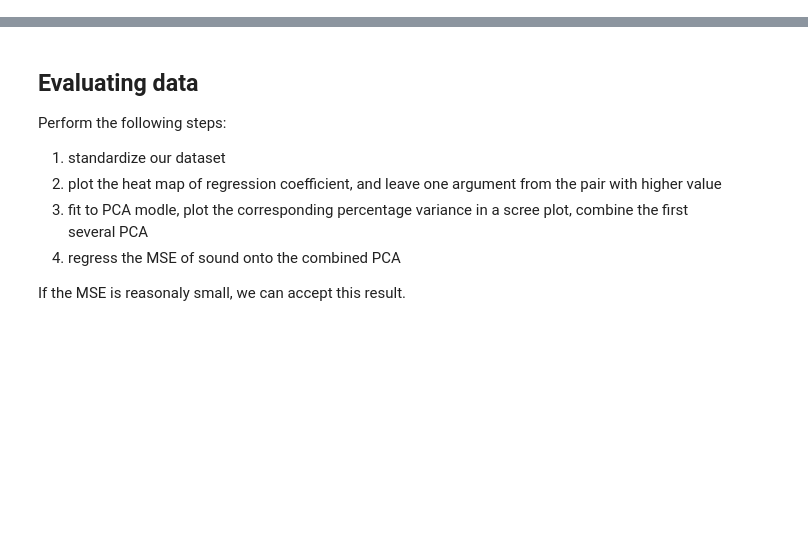
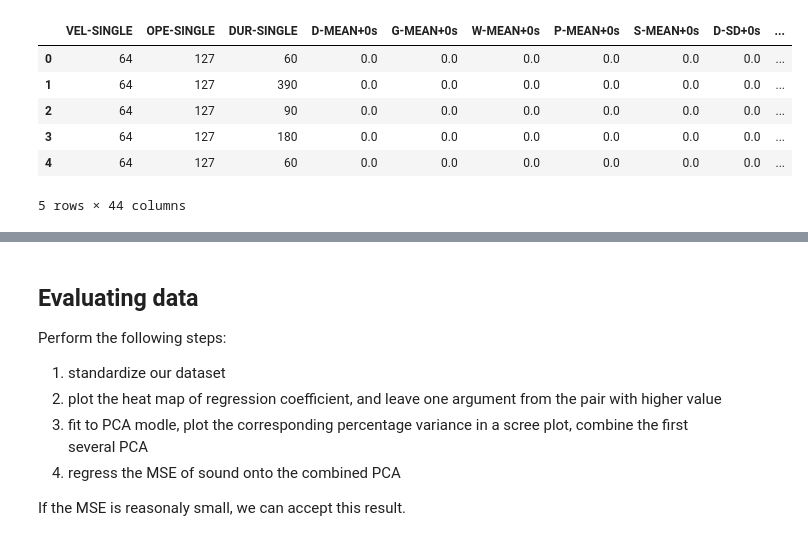
Before and after one commit to yhbcode000/AI-Vocaloid-Tuner, a Jupyter notebook: 1 Feasibility Test/feasibilityTest.ipynb, the cells around one changed output, grey strips where cells are left out. Drawn from its saved outputs; the diff is of its cells as text; code cells hidden in the pictures; blank space fills up the shorter version.

```diff
--- a/1 Feasibility Test/feasibilityTest.ipynb
+++ b/1 Feasibility Test/feasibilityTest.ipynb
@@ -34,0 +143,10 @@ VocaloidDataDict = resolver.getFormatedVocaloidDataInDict()
+# %%
+# get the rank list
+rankList = []
+for resolverIndex in range(len(resolverList)):
+    noteNum = resolverList[resolverIndex].noteNum
+    rank = source["source-"+str(resolverIndex+1)]["rank"]
+    for i in range(noteNum):
+        rankList+=[rank]
+rankDf = pd.DataFrame({"RANK":rankList})
+rankDf.head()
@@ -34,0 +160,11 @@ VocaloidDataDict = resolver.getFormatedVocaloidDataInDict()
+# %%
+dataDf = argsDf.join(rankDf, on=rankDf.index)
+dataDf.head()
+# %% [output]
+|  | VEL-SINGLE | OPE-SINGLE | DUR-SINGLE | D-MEAN+0s | G-MEAN+0s | W-MEAN+0s | P-MEAN+0s | S-MEAN+0s | D-SD+0s | ... |
+| 0 | 64 | 127 | 60 | 0.0 | 0.0 | 0.0 | 0.0 | 0.0 | 0.0 | ... |
+| 1 | 64 | 127 | 390 | 0.0 | 0.0 | 0.0 | 0.0 | 0.0 | 0.0 | ... |
+| 2 | 64 | 127 | 90 | 0.0 | 0.0 | 0.0 | 0.0 | 0.0 | 0.0 | ... |
+| 3 | 64 | 127 | 180 | 0.0 | 0.0 | 0.0 | 0.0 | 0.0 | 0.0 | ... |
+| 4 | 64 | 127 | 60 | 0.0 | 0.0 | 0.0 | 0.0 | 0.0 | 0.0 | ... |
+5 rows × 44 columns
```
Also changed, not shown: parts of 24 cells of this notebook, 15 other files.
